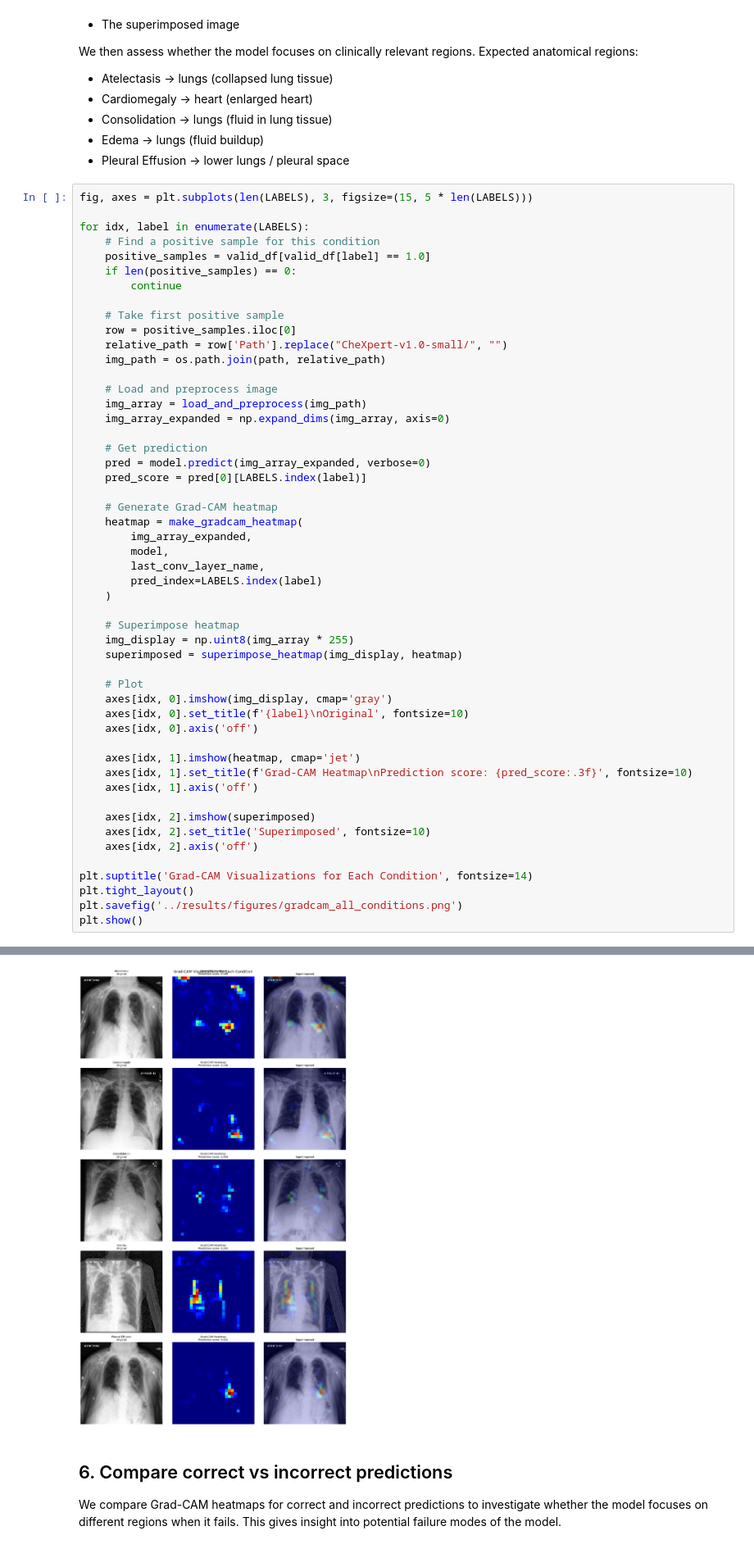
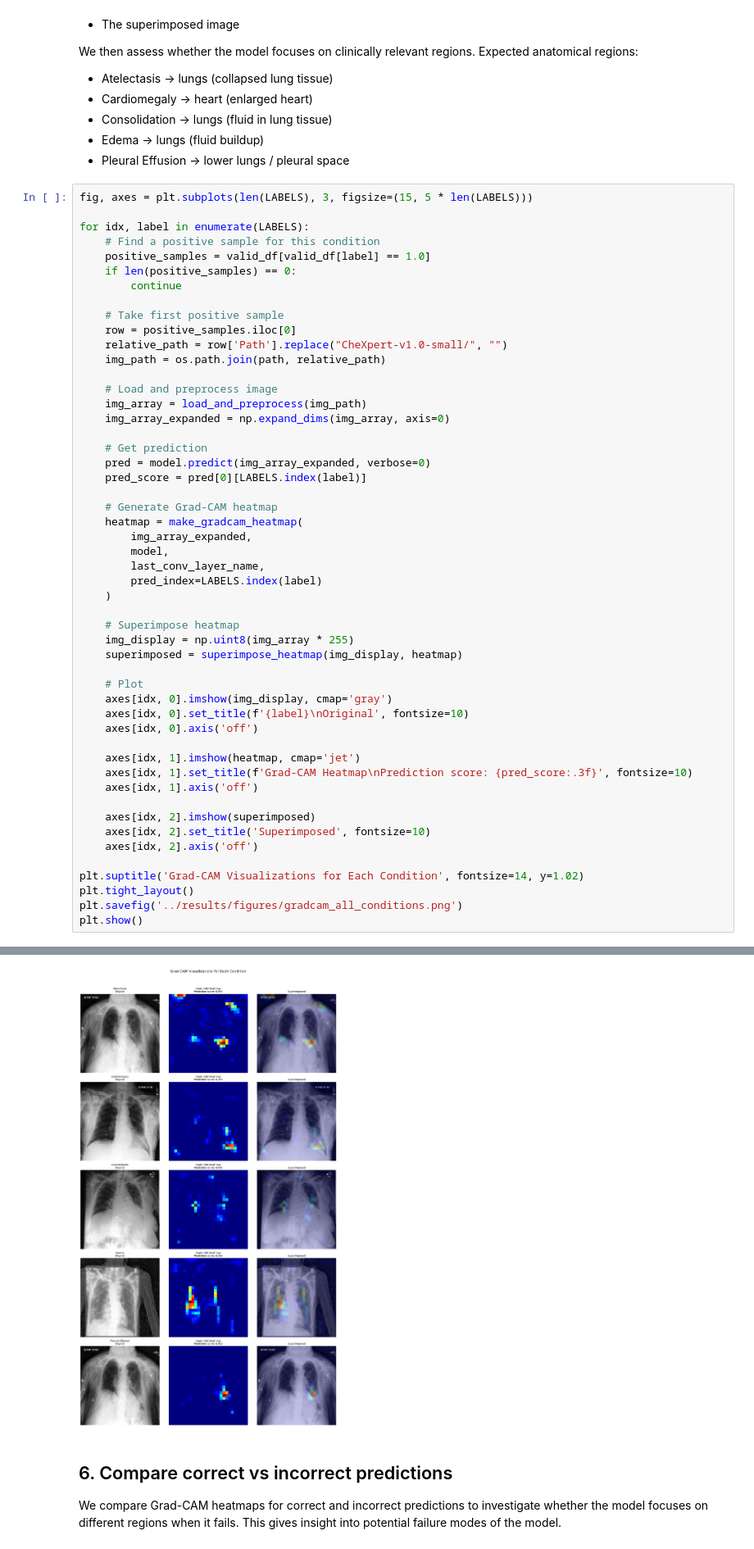
Before and after one commit to MagneSvalland/chexpert-disease-detection, a Jupyter notebook: notebooks/04_gradcam.ipynb, the cells around one changed output, grey strips where cells are left out. Shown at 82% size. Saved outputs shown, nothing was run; the diff lists cells and outputs as text.

```diff
--- a/notebooks/04_gradcam.ipynb
+++ b/notebooks/04_gradcam.ipynb
@@ -239,7 +239,7 @@ for idx, label in enumerate(LABELS):
     axes[idx, 2].set_title('Superimposed', fontsize=10)
     axes[idx, 2].axis('off')
 
-plt.suptitle('Grad-CAM Visualizations for Each Condition', fontsize=14)
+plt.suptitle('Grad-CAM Visualizations for Each Condition', fontsize=14, y=1.02)
 plt.tight_layout()
 plt.savefig('../results/figures/gradcam_all_conditions.png')
 plt.show()
@@ -250,4 +247,4 @@ Received: inputs=Tensor(shape=(1, 224, 224, 3))
-[figure, old version]
+[figure, new version]
 # %% [markdown]
 ## 6. Compare correct vs incorrect predictions
 
```
Also changed, not shown: parts of 1 cell of this notebook, 1 other file.
